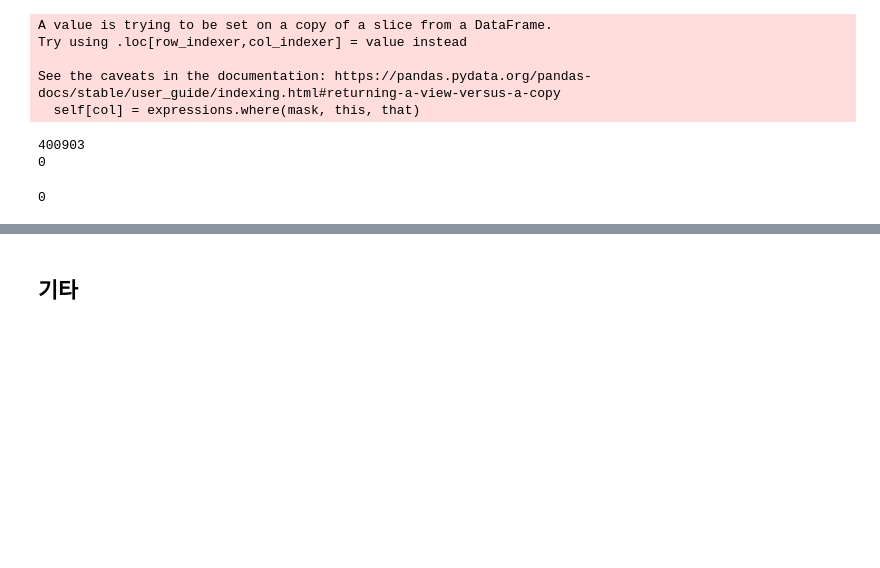
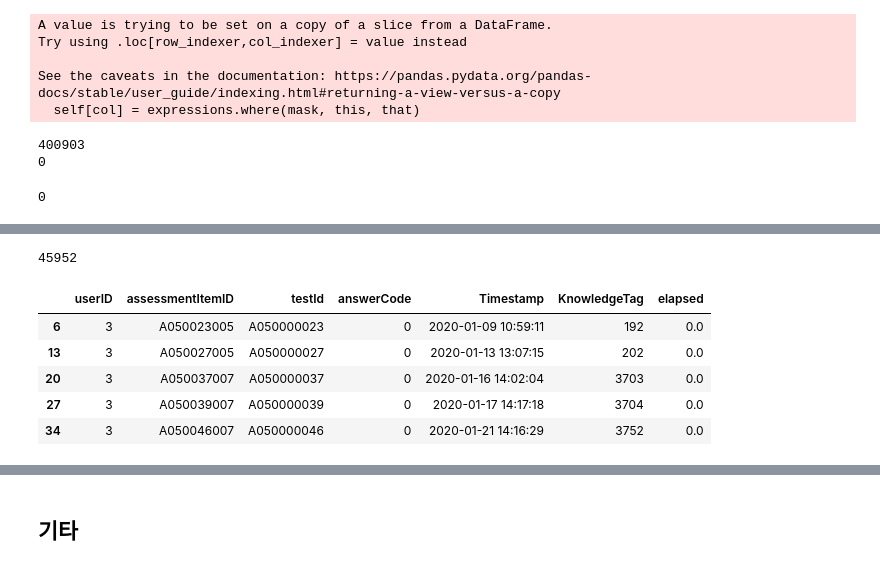
Before and after one commit to bcaitech1/p4-dkt-lastffang, a Jupyter notebook: notebooks/replace-timedelta.ipynb, the cells around one changed output, grey strips where cells are left out. Cells and saved outputs as stored; diff of their text form; code cells hidden in the pictures; blank space fills up the shorter version.

```diff
--- a/notebooks/replace-timedelta.ipynb
+++ b/notebooks/replace-timedelta.ipynb
@@ -369,0 +437,12 @@ train_df.to_csv('/opt/ml/input/data/train_dataset/train_timedelta_replaced.csv',
+# %%
+zero_sol = test_df[test_df['elapsed'] == 0]
+print(len(zero_sol))
+zero_sol.head()
+# %% [output]
+45952
+|  | userID | assessmentItemID | testId | answerCode | Timestamp | KnowledgeTag | elapsed |
+| 6 | 3 | A050023005 | A050000023 | 0 | 2020-01-09 10:59:11 | 192 | 0.0 |
+| 13 | 3 | A050027005 | A050000027 | 0 | 2020-01-13 13:07:15 | 202 | 0.0 |
+| 20 | 3 | A050037007 | A050000037 | 0 | 2020-01-16 14:02:04 | 3703 | 0.0 |
+| 27 | 3 | A050039007 | A050000039 | 0 | 2020-01-17 14:17:18 | 3704 | 0.0 |
+| 34 | 3 | A050046007 | A050000046 | 0 | 2020-01-21 14:16:29 | 3752 | 0.0 |
```
Also changed, not shown: parts of 34 cells of this notebook.
